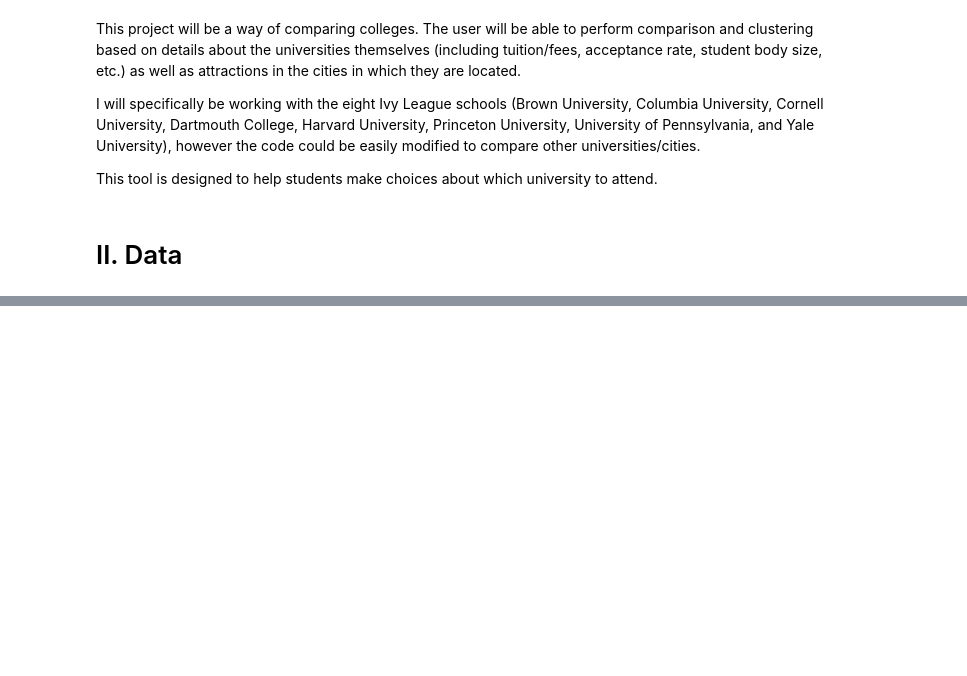
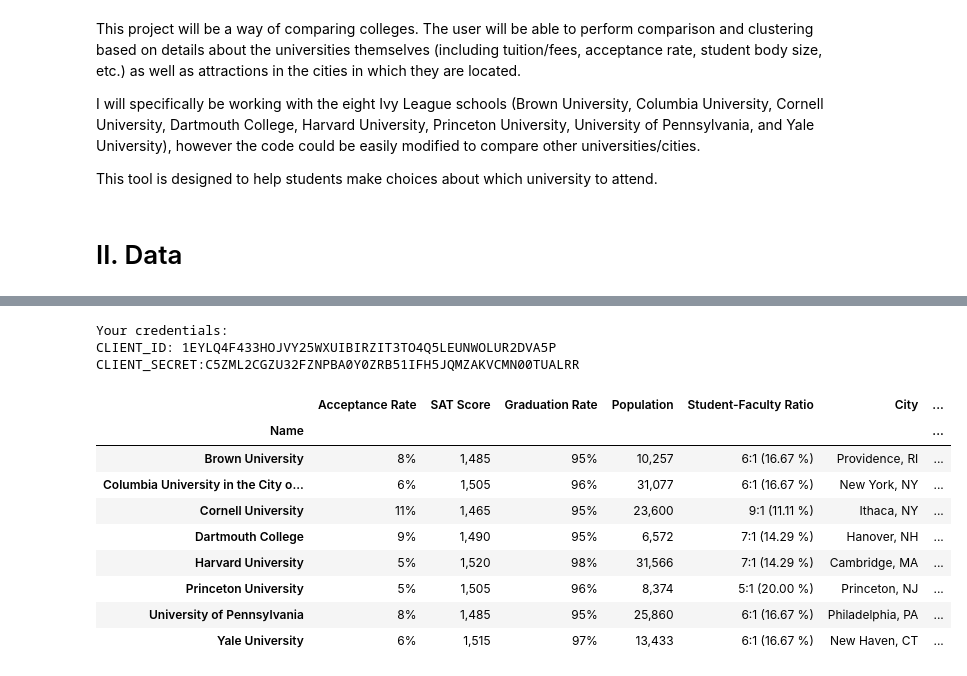
Before and after one commit to caramarieturnbull/Coursera_Capstone, a Jupyter notebook: Coursera Data Science Capstone.ipynb, the cells around one changed output, grey strips where cells are left out. Cells and saved outputs as stored; diff of their text form; code cells hidden in the pictures; blank space fills up the shorter version.

```diff
--- a/Coursera Data Science Capstone.ipynb
+++ b/Coursera Data Science Capstone.ipynb
@@ -18,0 +189,51 @@ From these two sources, I can use webscraping to obtain information about 2020 t
+# %%
+CLIENT_ID = '1EYLQ4F433HOJVY25WXUIBIRZIT3TO4Q5LEUNWOLUR2DVA5P' # your Foursquare ID
+CLIENT_SECRET = 'C5ZML2CGZU32FZNPBA0Y0ZRB51IFH5JQMZAKVCMN00TUALRR' # your Foursquare Secret
+VERSION = '20180605' # Foursquare API version
+OAUTH_TOKEN = 'UPCXPV0RHXZHH1KY3K2NTFL0M3WCUQSPHC04NYLYCOOFTIMB'
+
+print('Your credentials:')
+print('CLIENT_ID: ' + CLIENT_ID)
+print('CLIENT_SECRET:' + CLIENT_SECRET)
+# %% [output]
+Your credentials:
+CLIENT_ID: 1EYLQ4F433HOJVY25WXUIBIRZIT3TO4Q5LEUNWOLUR2DVA5P
+CLIENT_SECRET:C5ZML2CGZU32FZNPBA0Y0ZRB51IFH5JQMZAKVCMN00TUALRR
+# %%
+categoryid = '4bf58dd8d48988d1ae941735' #category for universities
+limit = 1
+addresses = {}
+for name in df_schools.index:
+    city = df_schools.loc[name,'City']
+    # create the API request URL
+    #https://api.foursquare.com/v2/venues/search?near=new york, ny&categoryId=4d4b7105d754a06374d81259&query=starbucks&client_id=your_client_id&client_secret=your_client_secret
+    url = 'https://api.foursquare.com/v2/venues/search?client_id={}&client_secret={},&v={}&categoryId={}&query={}&near={}&oauth_token={}&limit={}'.format(
+            CLIENT_ID,
+            CLIENT_SECRET,
+            VERSION,
+            categoryid,
+            name,
+            city,
+            OAUTH_TOKEN,
+            limit)
+    # make the GET request
+    results = requests.get(url).json()
+    # assign relevant part of JSON to venues
+    venue = results['response']['venues']
+    dataframe = pd.json_normalize(venue)
+    addresses[name] = [dataframe.loc[0,'location.lat'], dataframe.loc[0,'location.lng']]
+    df_schools.at[name, 'Latitude'] = dataframe.loc[0,'location.lat']
+    df_schools.at[name, 'Longitude'] = dataframe.loc[0,'location.lng']
+
+df_schools
+# %% [output]
+|  | Acceptance Rate | SAT Score | Graduation Rate | Population | Student-Faculty Ratio | City | ... |
+| Name |  |  |  |  |  |  | ... |
+| Brown University | 8% | 1,485 | 95% | 10,257 | 6:1 (16.67 %) | Providence, RI | ... |
+| Columbia University in the City o... | 6% | 1,505 | 96% | 31,077 | 6:1 (16.67 %) | New York, NY | ... |
+| Cornell University | 11% | 1,465 | 95% | 23,600 | 9:1 (11.11 %) | Ithaca, NY | ... |
+| Dartmouth College | 9% | 1,490 | 95% | 6,572 | 7:1 (14.29 %) | Hanover, NH | ... |
+| Harvard University | 5% | 1,520 | 98% | 31,566 | 7:1 (14.29 %) | Cambridge, MA | ... |
+| Princeton University | 5% | 1,505 | 96% | 8,374 | 5:1 (20.00 %) | Princeton, NJ | ... |
+| University of Pennsylvania | 8% | 1,485 | 95% | 25,860 | 6:1 (16.67 %) | Philadelphia, PA | ... |
+| Yale University | 6% | 1,515 | 97% | 13,433 | 6:1 (16.67 %) | New Haven, CT | ... |
```
Also changed, not shown: parts of 52 cells of this notebook.
